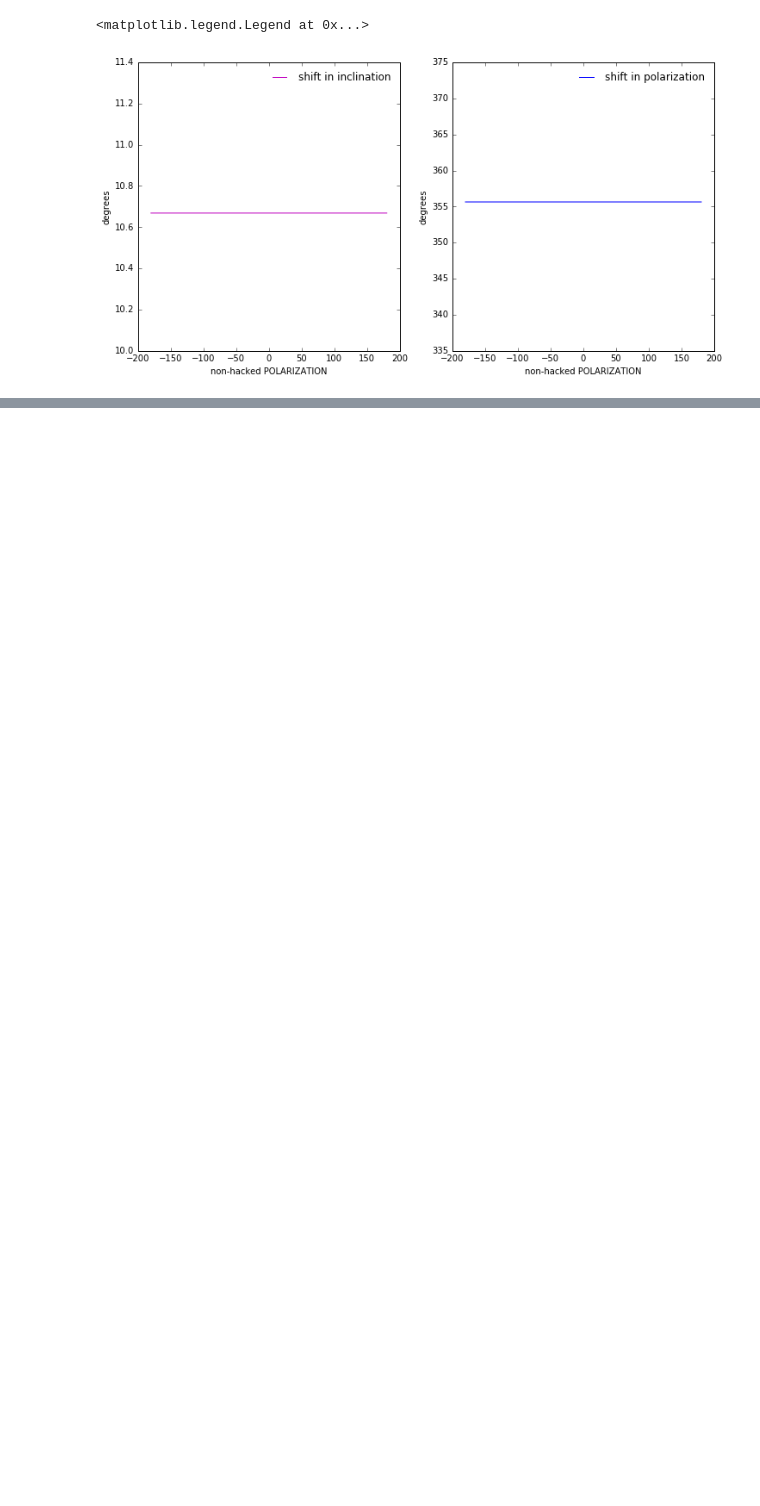
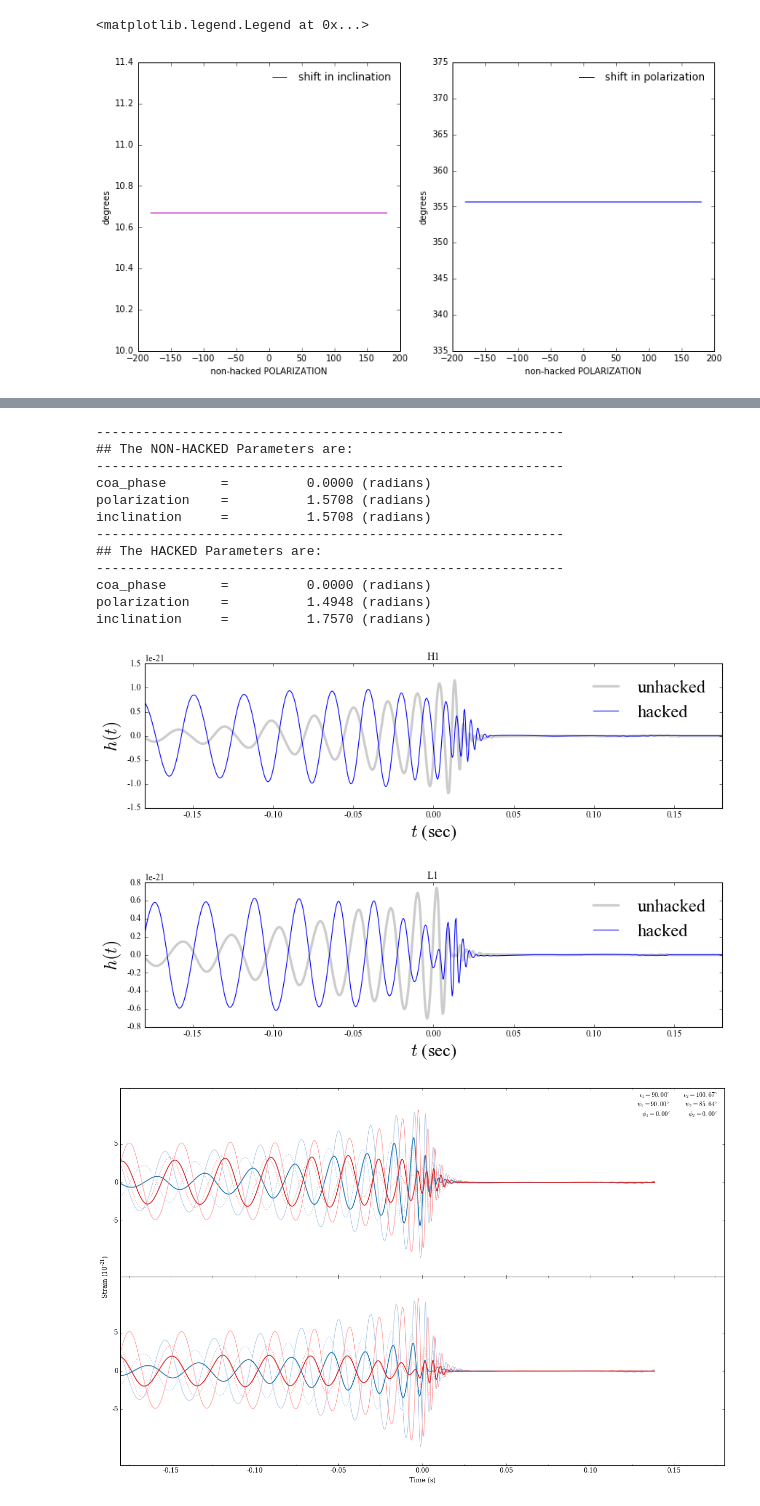
Before and after one commit to llondon6/nrutils_dev, a Jupyter notebook: review/hackh5_review/hackh5_overview.ipynb, the cells around one changed output, grey strips where cells are left out. Saved outputs shown, nothing was run; the diff lists cells and outputs as text; code cells hidden in the pictures; blank space fills up the shorter version.

```diff
--- a/review/hackh5_review/hackh5_overview.ipynb
+++ b/review/hackh5_review/hackh5_overview.ipynb
@@ -331,0 +325,70 @@ legend(frameon=False)
+# %%
+
+# ************************************************** #
+# Compare Hacked and Shifted-Unhacked frame files.
+# The hacked frame files have been shifted in
+# inlincation and polarization to match the unhacked, but
+# since there was no shift in coa_phase, which PE optimizes
+# over, the responses will differ. However, PE runs should
+# be the same -- this is being checked externally.
+# ************************************************** #
+
+# Compare Hanford Frame files
+frame1_location = 'H-H1HWINJ_NR_hdf5_hacked_q1.2_dc2dcp2_inc1.7570_pol1.4948_M74.097900798.gwf'
+frame2_location = 'H-H1HWINJ_NR_hdf5_q1.2_dc2dcp2_inc1.5708_pol1.5708_M74.097900798.gwf'
+labels = ['hacked','unhacked']
+wave.plot_gwfs(frame1_location, frame2_location, labels)
+# Compare Livingston Frame files
+frame1_location = 'L-L1HWINJ_NR_hdf5_hacked_q1.2_dc2dcp2_inc1.7570_pol1.4948_M74.097900798.gwf'
+frame2_location = 'L-L1HWINJ_NR_hdf5_q1.2_dc2dcp2_inc1.5708_pol1.5708_M74.097900798.gwf'
+labels = ['hacked','unhacked']
+wave.plot_gwfs(frame1_location, frame2_location, labels)
+
+# ************************************************** #
+# Repeat code from cell 3 for convineince
+# ************************************************** #
+
+# Define configuration
+params1.inclination  = np.pi*0.5
+params1.polarization = np.pi*0.5
+params1.coa_phase    = 0
+
+h = h5.File(unhacked_location,'r')
+hh =h5.File(hacked_location,'r')
+inc,orbPhase,pol = wave.SimInspiralNRWaveformGetCorrectedRotationAnglesFromH5File(
+    hh,h,params1.inclination,params1.coa_phase,params1.polarization)
+
+params2.inclination  = inc
+params2.polarization = pol
+params2.coa_phase    = 0*orbPhase
+
+print '%s\n## The NON-HACKED Parameters are:\n%s'%(60*'-',60*'-')
+printipc(params1)
+print '%s\n## The HACKED Parameters are:\n%s'%(60*'-',60*'-')
+printipc(params2)
+
+# print 'inc1 = %f' % params1.inclination
+# print 'inc2 = %f' % params2.inclination
+# print 'pol1 = %f' % params1.polarization
+# print 'pol2 = %f' % params2.polarization
+
+outPath = "./mov/H1L1-h5-comparison.png"
+
+# Plot TD detector response
+wave.plot_td_waveform_resp(params1,params2,outPath=outPath,ant=False,resi=False,norm=False)
+# %% [output]
+------------------------------------------------------------
+## The NON-HACKED Parameters are:
+------------------------------------------------------------
+coa_phase       =          0.0000 (radians)
+polarization    =          1.5708 (radians)
+inclination     =          1.5708 (radians)
+------------------------------------------------------------
+## The HACKED Parameters are:
+------------------------------------------------------------
+coa_phase       =          0.0000 (radians)
+polarization    =          1.4948 (radians)
+inclination     =          1.7570 (radians)
+[figure, added]
+[figure, added]
+[figure, added]
```
Also changed, not shown: parts of 13 cells of this notebook, 4 other files.
